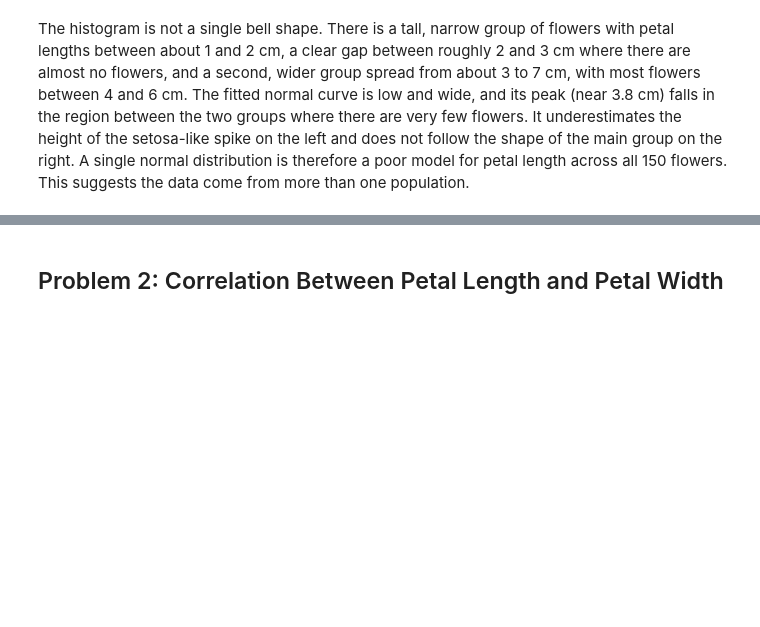
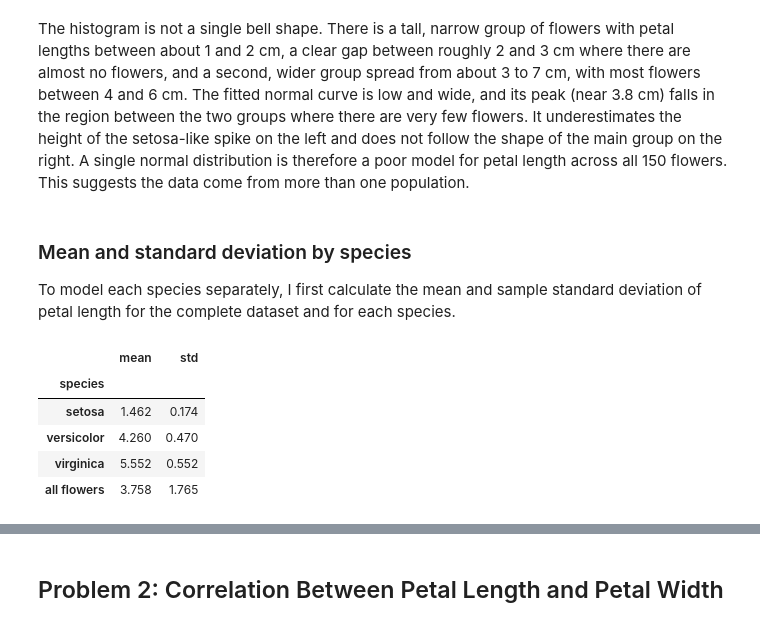
Before and after one commit to aiswarialajan124-png/appstat-assessment, a Jupyter notebook: problems.ipynb, the cells around one changed output, grey strips where cells are left out. Drawn from its saved outputs; the diff is of its cells as text; code cells hidden in the pictures; blank space fills up the shorter version.

Commit message:
Add petal length mean and std by species

```diff
--- a/problems.ipynb
+++ b/problems.ipynb
@@ -88,3 +88,22 @@ plt.show()
 [figure]
 # %% [markdown]
 The histogram is not a single bell shape. There is a tall, narrow group of flowers with petal lengths between about 1 and 2 cm, a clear gap between roughly 2 and 3 cm where there are almost no flowers, and a second, wider group spread from about 3 to 7 cm, with most flowers between 4 and 6 cm. The fitted normal curve is low and wide, and its peak (near 3.8 cm) falls in the region between the two groups where there are very few flowers. It underestimates the height of the setosa-like spike on the left and does not follow the shape of the main group on the right. A single normal distribution is therefore a poor model for petal length across all 150 flowers. This suggests the data come from more than one population.
+# %% [markdown]
+### Mean and standard deviation by species
+To model each species separately, I first calculate the mean and sample standard deviation of petal length for the complete dataset and for each species.
+# %%
+# Mean and sample standard deviation (ddof=1) of petal length per species
+species_stats = iris.groupby("species")["petal_length"].agg(["mean", "std"])
+
+# Add a row for the complete dataset so everything sits in one table
+species_stats.loc["all flowers"] = [mean_all, std_all]
+
+# Round to three decimal places for readability
+species_stats.round(3)
+# %% [output]
+|  | mean | std |
+| species |  |  |
+| setosa | 1.462 | 0.174 |
+| versicolor | 4.260 | 0.470 |
+| virginica | 5.552 | 0.552 |
+| all flowers | 3.758 | 1.765 |
```
Also changed, not shown: parts of 1 cell of this notebook.
